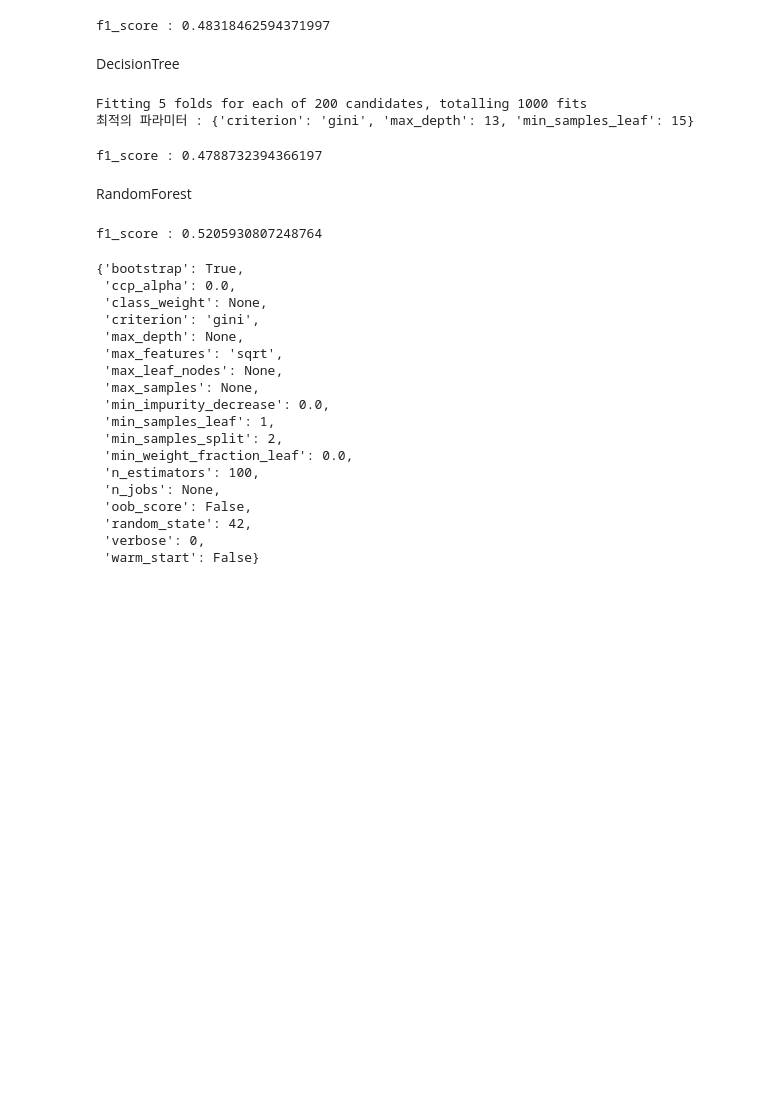
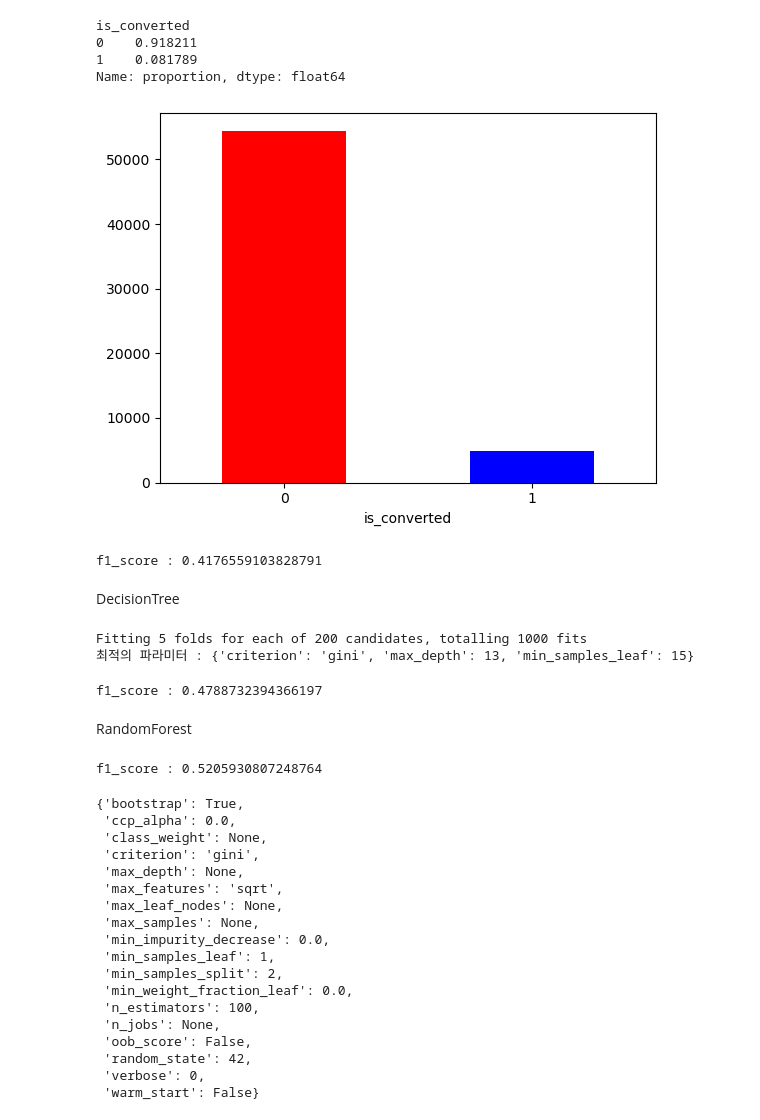
Before and after one commit to Junoflows/LG_Aimers_phase2, a Jupyter notebook: model.ipynb, the cells around one changed output. Cells and saved outputs as stored; diff of their text form; code cells hidden in the pictures; blank space fills up the shorter version.

```diff
--- a/model.ipynb
+++ b/model.ipynb
@@ -6,5 +8,20 @@ warnings.filterwarnings(action='ignore')
 # %%
 data = pd.read_csv('data/pre_train.csv', index_col=0)
+# %%
+data['is_converted'] = data['is_converted'].astype(int)
+# %%
+data['is_converted'].value_counts(normalize=True)
+# %% [output]
+is_converted
+0    0.918211
+1    0.081789
+Name: proportion, dtype: float64
+# %%
+data['is_converted'].value_counts().plot(kind='bar', color=['r', 'b'])
+plt.xticks(rotation = 0)
+plt.show()
+# %% [output]
+[figure, added]
 # %%
 X = data.drop(columns= 'is_converted')
 y = data['is_converted']
@@ -21,7 +38,7 @@ y_pred = dt_clf.predict(X_test)
 from sklearn.metrics import f1_score
 print('f1_score :', f1_score(y_test, y_pred))
 # %% [output]
-f1_score : 0.48318462594371997
+f1_score : 0.4176559103828791
 # %% [markdown]
 DecisionTree
 # %%
```
Also changed, not shown: parts of 13 cells of this notebook, 2 other files.
